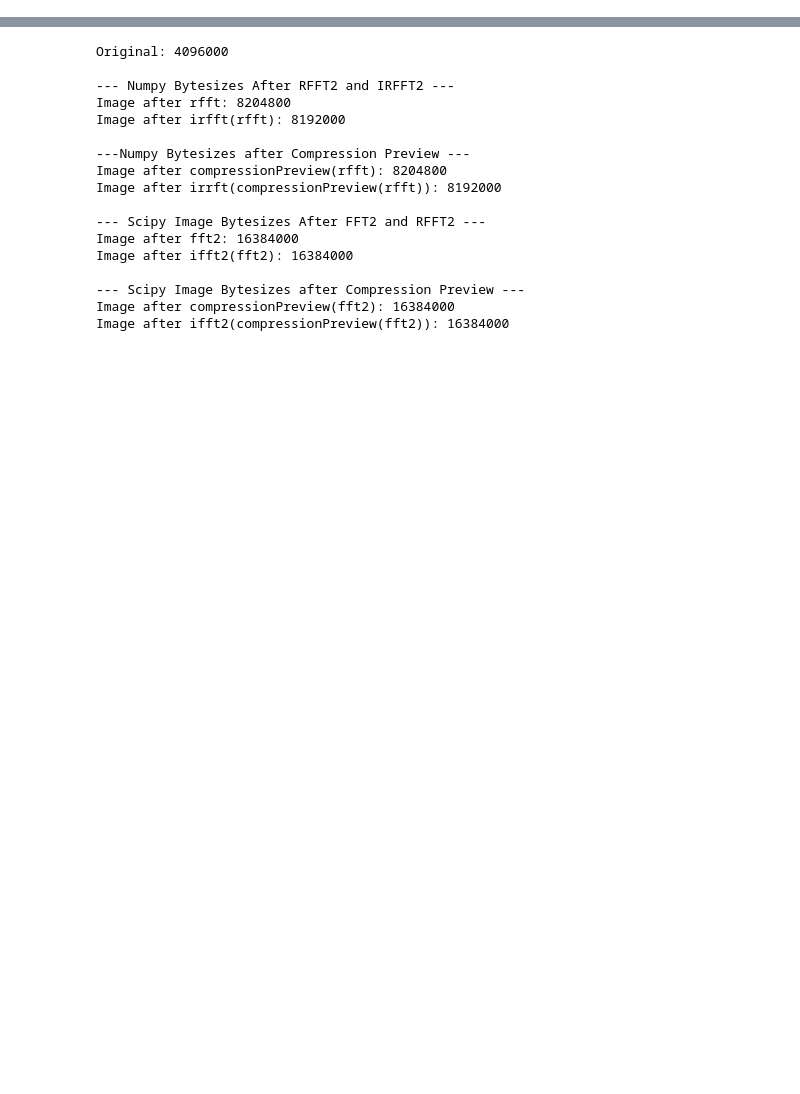
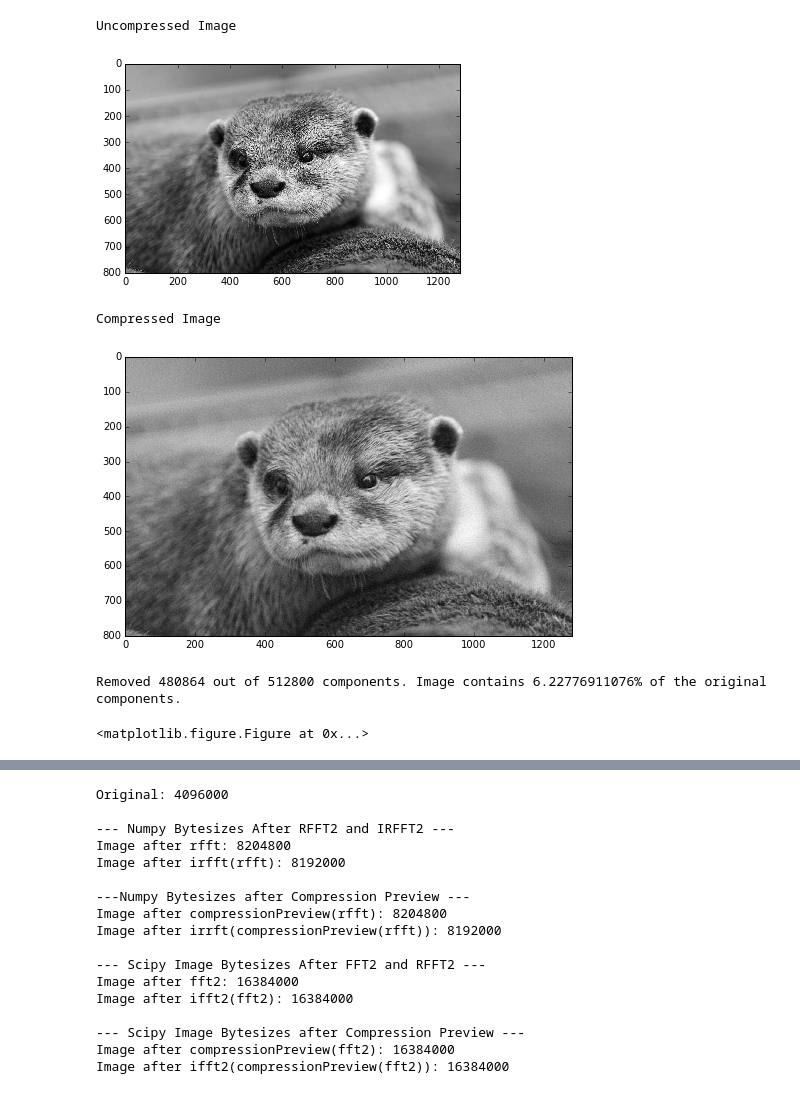
Before and after one commit to ManickYoj/FFT-Image-Compression, a Jupyter notebook: Image Compression.ipynb, the cells around one changed output, grey strips where cells are left out. Cells and saved outputs as stored; diff of their text form; code cells hidden in the pictures; blank space fills up the shorter version.

```diff
--- a/Image Compression.ipynb
+++ b/Image Compression.ipynb
@@ -76,16 +68,29 @@ Feel free to play with the cutoff amplitude to view its effect.
 # %%
-def previewCompression(image_fft, cutoff_amplitude=3e-4, verbose=False):
+def previewCompression(input_image_fft, cutoff_amplitude=1e5, verbose=False):
     # 0 out all components below the cutoff
-    normed_fft = normalize(image_fft)
-    numpy.place(normed_fft, abs(normed_fft) < cutoff_amplitude, [0])
+    output_image_fft = input_image_fft.copy()
+    numpy.place(output_image_fft, abs(output_image_fft) < cutoff_amplitude, [0])
 
     if verbose:
-        recover_image(normed_fft)  # Display compressed image
+        recover_image(output_image_fft)  # Display compressed image
 
         # Display information on the compression of the image
-        original_size = normed_fft.shape[0]*normed_fft.shape[1]
-        components_removed = numpy.argwhere(abs(normed_fft) < cutoff_amplitude).shape[0]
+        original_size = output_image_fft.shape[0]*output_image_fft.shape[1]
+        components_removed = numpy.argwhere(abs(output_image_fft) < cutoff_amplitude).shape[0]
         percent_removed = (1-components_removed/original_size)*100
         print("Removed {} out of {} components. Image contains {}% of the original components.".format(components_removed, original_size, percent_removed))
 
-    return normed_fft
+    return output_image_fft
+
+print("Uncompressed Image")
+plot_image(image_grey)
+
+print("Compressed Image")
+image_compressed_fft = previewCompression(image_grey_fft, verbose=True)
+# %% [output]
+Uncompressed Image
+[figure, added]
+Compressed Image
+[figure, added]
+Removed 480864 out of 512800 components. Image contains 6.22776911076% of the original components.
+<matplotlib.figure.Figure at 0x...>
```
Also changed, not shown: parts of 25 cells of this notebook, 3 other files.
